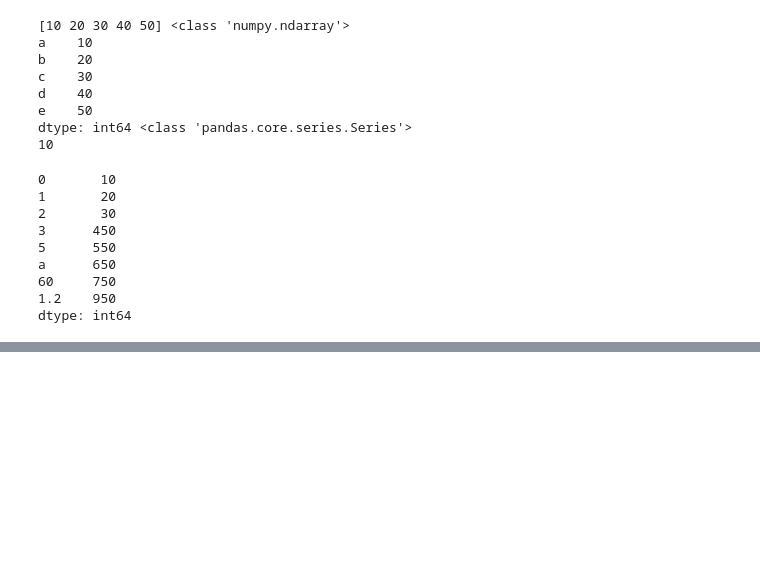
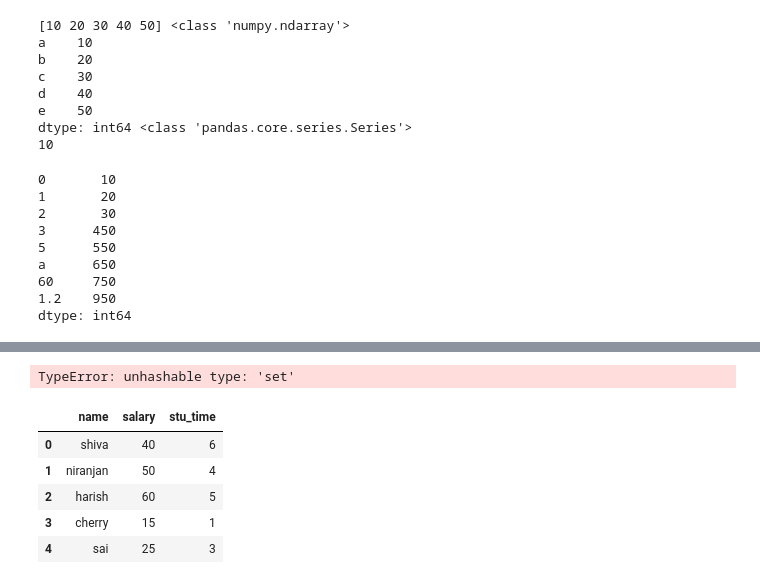
Before and after one commit to Shivacharan16/Data-Analytics-, a Jupyter notebook: pandas.ipynb, the cells around one changed output, grey strips where cells are left out. Drawn from its saved outputs; the diff is of its cells as text; code cells hidden in the pictures; blank space fills up the shorter version.

```diff
--- a/pandas.ipynb
+++ b/pandas.ipynb
@@ -143,0 +226,21 @@ dtype: object
+# %%
+# creating DataFram from set of set we cannot create because set is mutable, list is also mutable
+# in set we cannot store the mutable items.
+# in set only immutable items can store
+fruits_list = {{'aratipandu',40,10},{'mamadipandu',100,90},{'kamalapandu',20,5},{'drakshapandu',480,120}}
+df=pd.DataFrame(fruits_list,columns = ['fruit_name','price','dicount'])
+df
+# %% [output]
+TypeError: unhashable type: 'set'
+# %%
+# creating data frame from dictionary
+st_data = {'name':['shiva','niranjan','harish','cherry','sai'],'salary':[40,50,60,15,25],'stu_time':[6,4,5,1,3]}
+df= pd.DataFrame(st_data)
+df
+# %% [output]
+|  | name | salary | stu_time |
+| 0 | shiva | 40 | 6 |
+| 1 | niranjan | 50 | 4 |
+| 2 | harish | 60 | 5 |
+| 3 | cherry | 15 | 1 |
+| 4 | sai | 25 | 3 |
```
Also changed, not shown: parts of 17 cells of this notebook, 2 other files.
